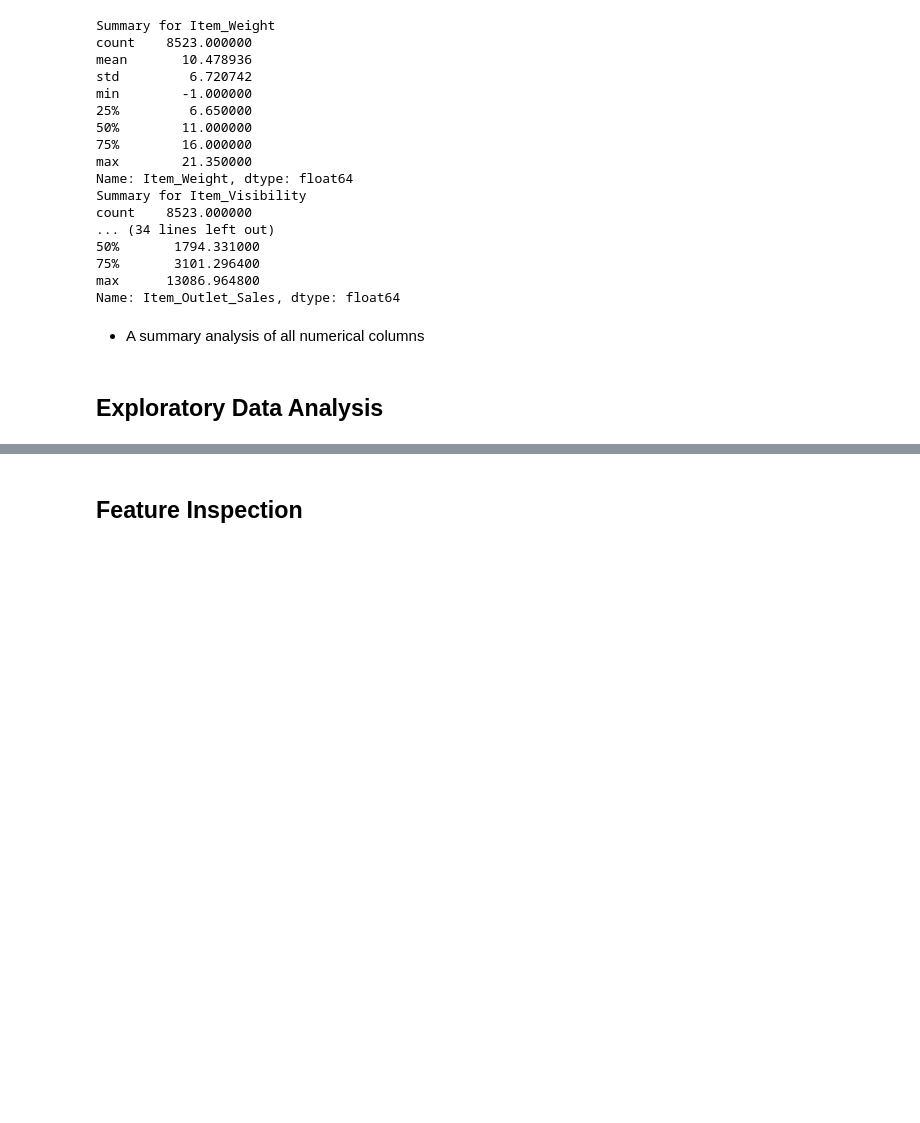
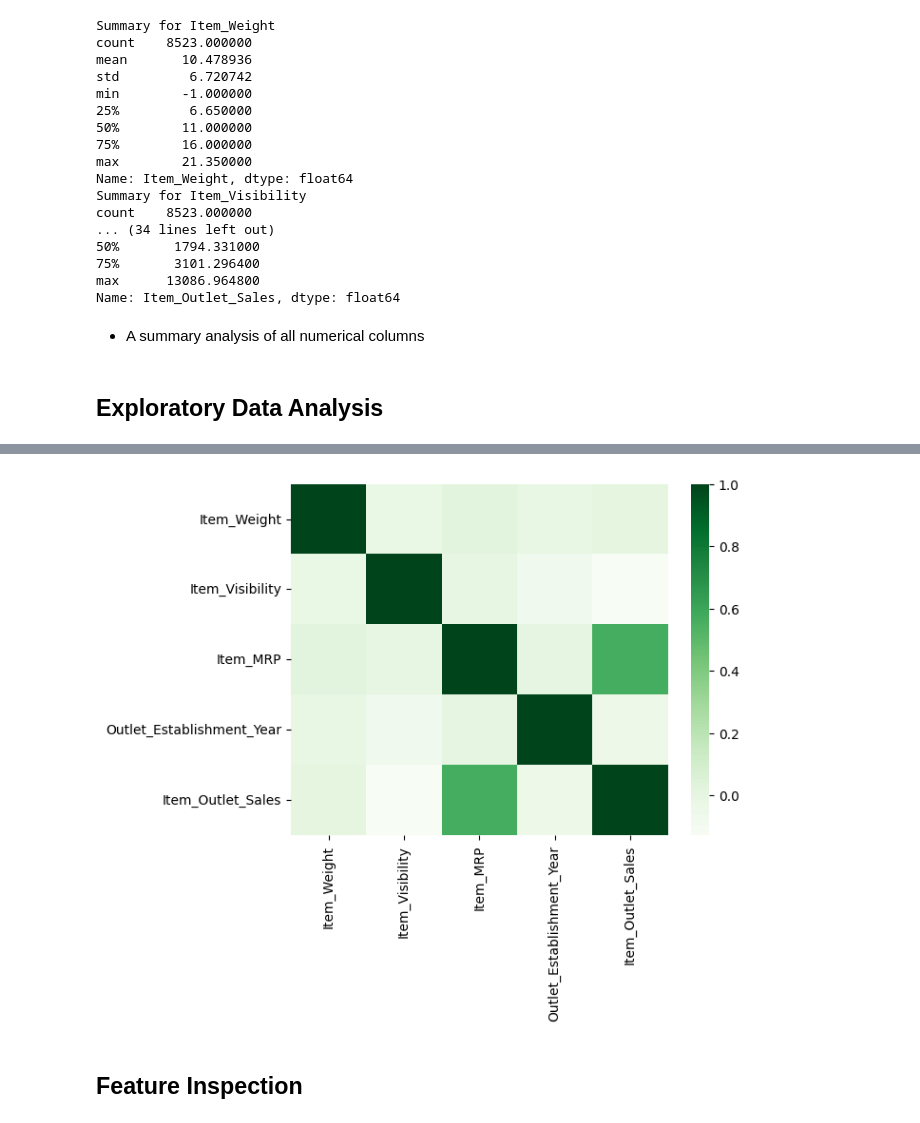
Before and after one commit to jade-smith/Prediction-of-Product-Sales, a Jupyter notebook: Prediction_of_Product_Sales.ipynb, the cells around one changed output, grey strips where cells are left out. Saved outputs shown, nothing was run; the diff lists cells and outputs as text; code cells hidden in the pictures; blank space fills up the shorter version.

```diff
--- a/Prediction_of_Product_Sales.ipynb
+++ b/Prediction_of_Product_Sales.ipynb
@@ -196,2 +211,7 @@ Name: Item_Outlet_Sales, dtype: float64
+# %%
+corr = df_sales.corr(numeric_only = True)
+sns.heatmap(corr, cmap = 'Greens');
+# %% [output]
+[figure, added]
 # %% [markdown]
 ## Feature Inspection
```
Also changed, not shown: parts of 6 cells of this notebook.
